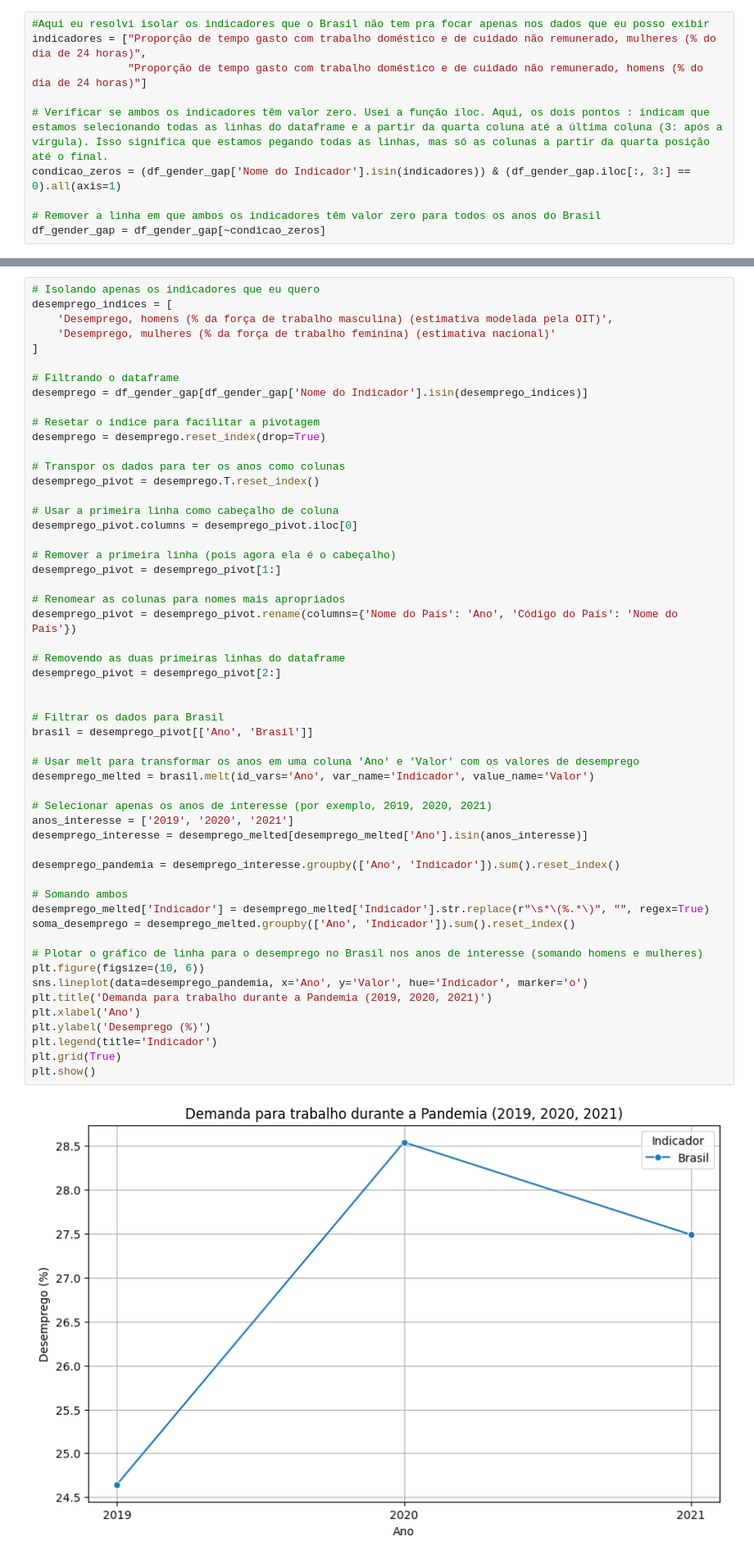
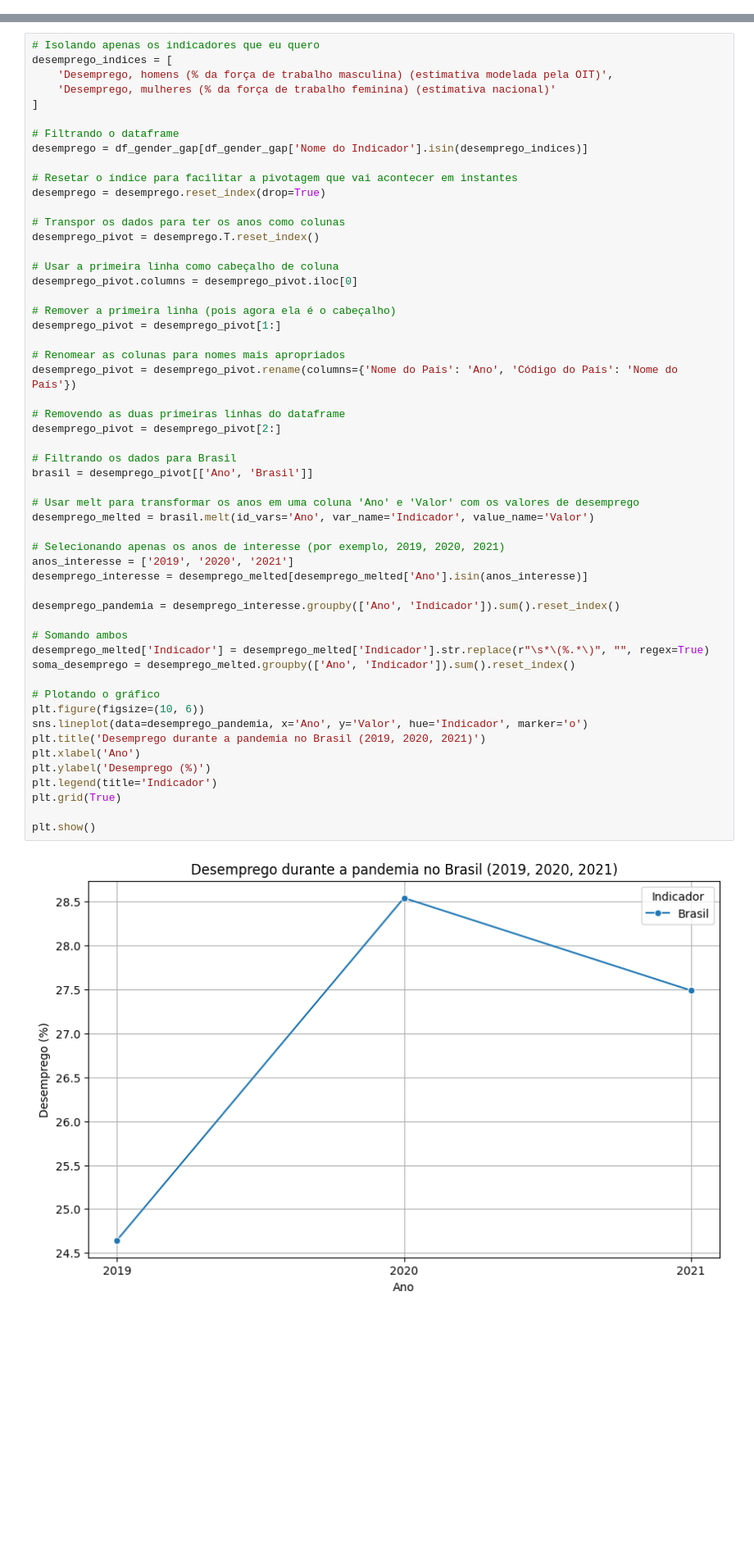
Before and after one commit to reprograma/on26-python-s17-s18-projeto-livre, a Jupyter notebook: exercicios/para-casa/analise.ipynb, the cells around one changed output, grey strips where cells are left out. Shown at 82% size. Cells and saved outputs as stored; diff of their text form; blank space fills up the shorter version.

Commit message:
Commit secundário. Faltam apenas as visualizações do Tableau

```diff
--- a/exercicios/para-casa/analise.ipynb
+++ b/exercicios/para-casa/analise.ipynb
@@ -590,14 +575,4 @@ Os valores abaixo são médias de todos os países da América Latina e Caribe:
 | 9 | Índice de mortalidade materna (es... | 29.93 | 53.43 | 0.00 | 0.00 | 0.00 |
 # %% [markdown]
 <h3 style='font-family: Lucida Console; font-weight: 800;text-align: center;'>E quais são os valores do Brasil do próprio Report de Gap de Gênero?</h3>
-# %%
-#Aqui eu resolvi isolar os indicadores que o Brasil não tem pra focar apenas nos dados que eu posso exibir
-indicadores = ["Proporção de tempo gasto com trabalho doméstico e de cuidado não remunerado, mulheres (% do dia de 24 horas)",
-               "Proporção de tempo gasto com trabalho doméstico e de cuidado não remunerado, homens (% do dia de 24 horas)"]
-
-# Verificar se ambos os indicadores têm valor zero. Usei a função iloc. Aqui, os dois pontos : indicam que estamos selecionando todas as linhas do dataframe e a partir da quarta coluna até a última coluna (3: após a vírgula). Isso significa que estamos pegando todas as linhas, mas só as colunas a partir da quarta posição até o final.
-condicao_zeros = (df_gender_gap['Nome do Indicador'].isin(indicadores)) & (df_gender_gap.iloc[:, 3:] == 0).all(axis=1)
-
-# Remover a linha em que ambos os indicadores têm valor zero para todos os anos do Brasil
-df_gender_gap = df_gender_gap[~condicao_zeros]
 # %%
@@ -673,7 +650,7 @@ desemprego_indices = [
 # Filtrando o dataframe
 desemprego = df_gender_gap[df_gender_gap['Nome do Indicador'].isin(desemprego_indices)]
 
-# Resetar o índice para facilitar a pivotagem
+# Resetar o índice para facilitar a pivotagem que vai acontecer em instantes
 desemprego = desemprego.reset_index(drop=True)
 
 # Transpor os dados para ter os anos como colunas
@@ -686,36 +663,36 @@ desemprego_pivot.columns = desemprego_pivot.iloc[0]
 desemprego_pivot = desemprego_pivot[1:]
 
 # Renomear as colunas para nomes mais apropriados
 desemprego_pivot = desemprego_pivot.rename(columns={'Nome do País': 'Ano', 'Código do País': 'Nome do País'})
 
 # Removendo as duas primeiras linhas do dataframe
 desemprego_pivot = desemprego_pivot[2:]
 
-
-# Filtrar os dados para Brasil
+# Filtrando os dados para Brasil
 brasil = desemprego_pivot[['Ano', 'Brasil']]
 
 # Usar melt para transformar os anos em uma coluna 'Ano' e 'Valor' com os valores de desemprego
 desemprego_melted = brasil.melt(id_vars='Ano', var_name='Indicador', value_name='Valor')
 
-# Selecionar apenas os anos de interesse (por exemplo, 2019, 2020, 2021)
+# Selecionando apenas os anos de interesse (por exemplo, 2019, 2020, 2021)
 anos_interesse = ['2019', '2020', '2021']
 desemprego_interesse = desemprego_melted[desemprego_melted['Ano'].isin(anos_interesse)]
 
 desemprego_pandemia = desemprego_interesse.groupby(['Ano', 'Indicador']).sum().reset_index()
 
 # Somando ambos
 desemprego_melted['Indicador'] = desemprego_melted['Indicador'].str.replace(r"\s*\(%.*\)", "", regex=True)
 soma_desemprego = desemprego_melted.groupby(['Ano', 'Indicador']).sum().reset_index()
 
-# Plotar o gráfico de linha para o desemprego no Brasil nos anos de interesse (somando homens e mulheres)
+# Plotando o gráfico
 plt.figure(figsize=(10, 6))
 sns.lineplot(data=desemprego_pandemia, x='Ano', y='Valor', hue='Indicador', marker='o')
-plt.title('Demanda para trabalho durante a Pandemia (2019, 2020, 2021)')
+plt.title('Desemprego durante a pandemia no Brasil (2019, 2020, 2021)')
 plt.xlabel('Ano')
 plt.ylabel('Desemprego (%)')
 plt.legend(title='Indicador')
 plt.grid(True)
+
 plt.show()
 # %% [output]
-[figure, old version]
+[figure, new version]
```
Also changed, not shown: parts of 27 cells of this notebook.
